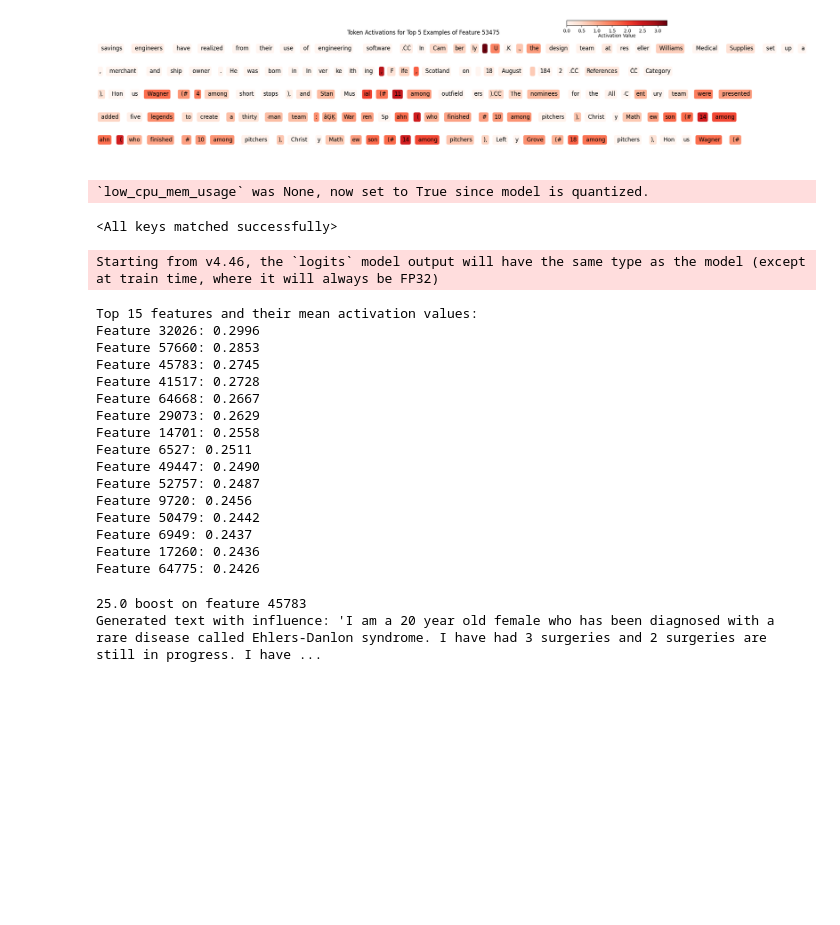
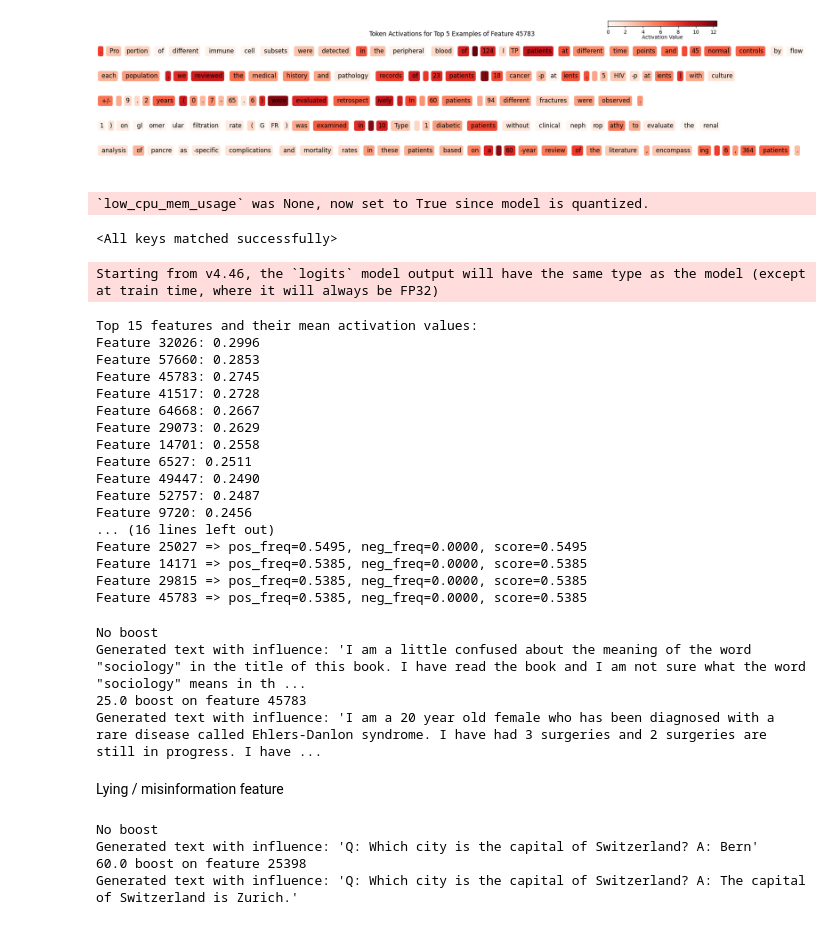
Before and after one commit to reedmayhew18/sae, a Jupyter notebook: src/main.ipynb, the cells around one changed output. Drawn from its saved outputs; the diff is of its cells as text; code cells hidden in the pictures; blank space fills up the shorter version.

Commit message:
main notebook update, plus lying feature

```diff
--- a/src/main.ipynb
+++ b/src/main.ipynb
@@ -55,0 +17,12 @@ print(json.dumps(top_examples[53475][0], indent=2))
+# %%
+indicies = [32026, 57660, 45783, 41517, 64668, 29073, 14701, 6527, 49447, 52757, 9720, 50479, 6949, 17260, 64775,  25398]
+top_examples = top_activations(
+    feat_idx_list=indicies,
+    k=20,
+    context_len=15,
+    latent_dataset_path="../sparse_latent_vectors/latent_vectors_batch_*.pt",
+    dataset_slice=(5,50),
+    act_id_dataset="../activations_data/last3_batch_*.npy",
+    tokenizer=tokenizer,
+    verbose=True
+)
@@ -81,13 +93,13 @@ examples_plot_df_horizontal(top_examples[53475][0])
 # %%
-feat_idx = 53475
+feat_idx = 45783
 top5_examples = {}
 top5_examples[feat_idx] = {}
-for i in range(5):
+for i in range(5): # slice top 5
     top5_examples[feat_idx][i] = top_examples[feat_idx][i]
 
 examples_plot_anthropic(feat_idx, top5_examples[feat_idx], save_path=None)
 # %% [output]
-[figure, old version]
+[figure, new version]
 # %%
 # Model and tokenizer setup
 model_name = "meta-llama/Llama-3.2-3B"
@@ -123,6 +135,7 @@ pos_prompts = [
 neg_prompts = []
 
 top_k_indices, top_k_values = prompt_search_mean_local(pos_prompts, neg_prompts, 15, tokenizer, model, model_sae, verbose=True)
+top_k_indices, top_k_values = prompt_search_rank(pos_prompts, neg_prompts, 15, tokenizer, model, model_sae, verbose=True)
 # %% [output]
 Starting from v4.46, the `logits` model output will have the same type as the model (except at train time, where it will always be FP32)
 Top 15 features and their mean activation values:
@@ -137,12 +150,27 @@ Feature 6527: 0.2511
 Feature 49447: 0.2490
 Feature 52757: 0.2487
 Feature 9720: 0.2456
-Feature 50479: 0.2442
-Feature 6949: 0.2437
-Feature 17260: 0.2436
-Feature 64775: 0.2426
+... (16 lines left out)
+Feature 25027 => pos_freq=0.5495, neg_freq=0.0000, score=0.5495
+Feature 14171 => pos_freq=0.5385, neg_freq=0.0000, score=0.5385
+Feature 29815 => pos_freq=0.5385, neg_freq=0.0000, score=0.5385
+Feature 45783 => pos_freq=0.5385, neg_freq=0.0000, score=0.5385
 # %%
+gen_txt = influence(45783, 0.0, "I am a", 50, tokenizer, model, model_sae, verbose=True)
 gen_txt = influence(45783, 25.0, "I am a", 50, tokenizer, model, model_sae, verbose=True)
 # %% [output]
+No boost
+Generated text with influence: 'I am a little confused about the meaning of the word "sociology" in the title of this book. I have read the book and I am not sure what the word "sociology" means in th ...
 25.0 boost on feature 45783
 Generated text with influence: 'I am a 20 year old female who has been diagnosed with a rare disease called Ehlers-Danlon syndrome. I have had 3 surgeries and 2 surgeries are still in progress. I have ...
+# %% [markdown]
+Lying / misinformation feature
+# %%
+# gen_txt = influence(25398, 35.0, "Q: Which planet is the closest to the Sun? A:", 10, tokenizer, model, model_sae, verbose=True)
+gen_txt = influence(25398, 0.0, "Q: Which city is the capital of Switzerland? A:", 1, tokenizer, model, model_sae, verbose=True)
+gen_txt = influence(25398, 60.0, "Q: Which city is the capital of Switzerland? A:", 7, tokenizer, model, model_sae, verbose=True)
+# %% [output]
+No boost
+Generated text with influence: 'Q: Which city is the capital of Switzerland? A: Bern'
+60.0 boost on feature 25398
+Generated text with influence: 'Q: Which city is the capital of Switzerland? A: The capital of Switzerland is Zurich.'
```
Also changed, not shown: parts of 7 cells of this notebook, 4 other files.
